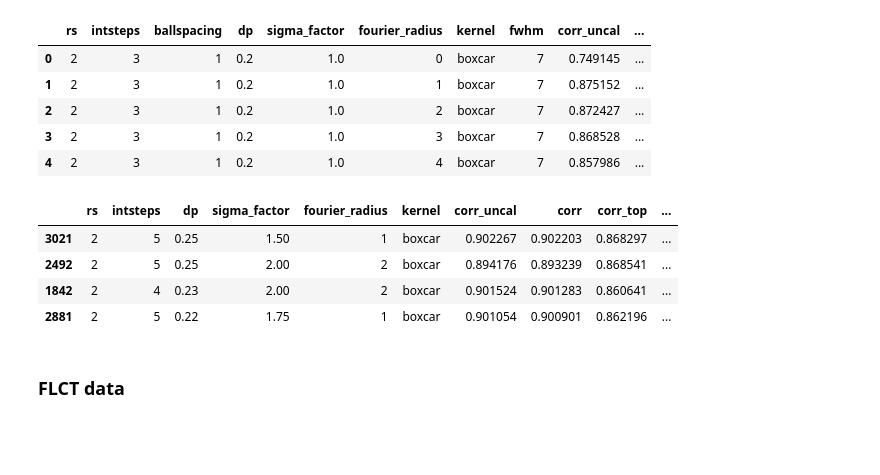
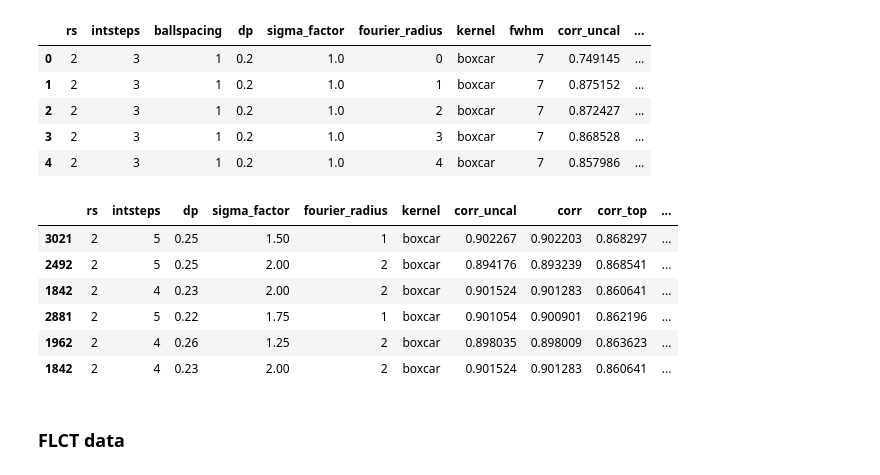
Before and after one commit to raphael-attie/sunflower, a Jupyter notebook: Comparisons/FLCT_Balltracking.ipynb, the cells around one changed output. Saved outputs shown, nothing was run; the diff lists cells and outputs as text; code cells hidden in the pictures; blank space fills up the shorter version.

```diff
--- a/Comparisons/FLCT_Balltracking.ipynb
+++ b/Comparisons/FLCT_Balltracking.ipynb
@@ -113,15 +113,17 @@ caldf.head()
 | 3 | 2 | 3 | 1 | 0.2 | 1.0 | 3 | boxcar | 7 | 0.868528 | ... |
 | 4 | 2 | 3 | 1 | 0.2 | 1.0 | 4 | boxcar | 7 | 0.857986 | ... |
 # %%
-cols = ['rs', 'intsteps', 'dp', 'sigma_factor', 'fourier_radius', 'kernel', 'corr_uncal', 'corr', 'corr_top', 'corr_bot', 'MAE_uncal_vx', 'MAE_cal_vx', 'RMSE_uncal_vx', 'RMSE_cal_vx', 'p_top_0', 'p_bot_0']
+cols = ['rs', 'intsteps', 'dp', 'sigma_factor', 'fourier_radius', 'kernel', 'corr_uncal', 'corr', 'corr_top', 'corr_bot', 'MAE_uncal_vx', 'MAE_cal_vx', 'MAE_cal_vx_top',  'MAE_cal_vx_bot', 'MAE_uncal_vx_top', 'MAE_uncal_vx_bot', 'RMSE_uncal_vx', 'RMSE_cal_vx', 'p_top_0', 'p_bot_0']
 idx_cols = [caldf.columns.get_loc(c) for idx, c in enumerate(cols)]
-caldf.iloc[[np.argmax(caldf['corr'].values), np.argmax(caldf['corr_top'].values), np.argmax(caldf['corr_bot'].values), np.argmin(caldf['MAE_cal_vx'].values)], idx_cols]
+caldf.iloc[[np.argmax(caldf['corr'].values), np.argmax(caldf['corr_top'].values), np.argmax(caldf['corr_bot'].values), np.argmin(caldf['MAE_cal_vx'].values), np.argmin(caldf['MAE_cal_vx_top'].values), np.argmin(caldf['MAE_cal_vx_bot'].values)], idx_cols]
 # %% [output]
 |  | rs | intsteps | dp | sigma_factor | fourier_radius | kernel | corr_uncal | corr | corr_top | ... |
 | 3021 | 2 | 5 | 0.25 | 1.50 | 1 | boxcar | 0.902267 | 0.902203 | 0.868297 | ... |
 | 2492 | 2 | 5 | 0.25 | 2.00 | 2 | boxcar | 0.894176 | 0.893239 | 0.868541 | ... |
 | 1842 | 2 | 4 | 0.23 | 2.00 | 2 | boxcar | 0.901524 | 0.901283 | 0.860641 | ... |
 | 2881 | 2 | 5 | 0.22 | 1.75 | 1 | boxcar | 0.901054 | 0.900901 | 0.862196 | ... |
+| 1962 | 2 | 4 | 0.26 | 1.25 | 2 | boxcar | 0.898035 | 0.898009 | 0.863623 | ... |
+| 1842 | 2 | 4 | 0.23 | 2.00 | 2 | boxcar | 0.901524 | 0.901283 | 0.860641 | ... |
 # %%
 cal_file2 = os.path.expanduser('~/Data/sanity_check/stein_series/calibration/calibration_fwhm_kernel.csv')
 caldf2 = pd.read_csv(cal_file2)
```
Also changed, not shown: 1 other file.
